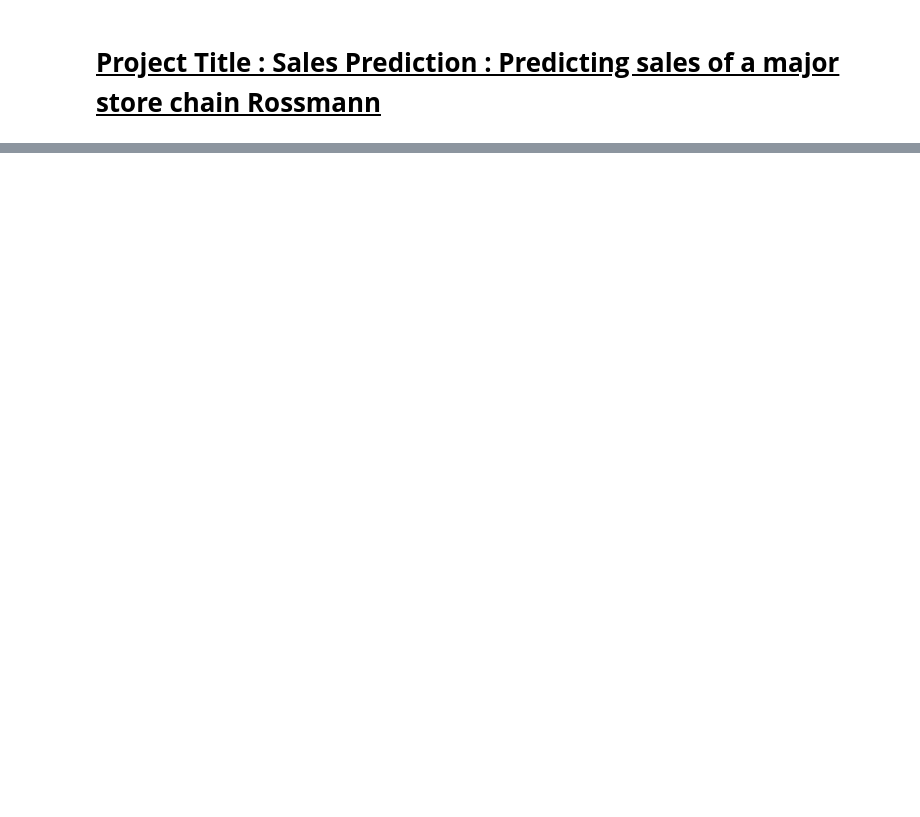
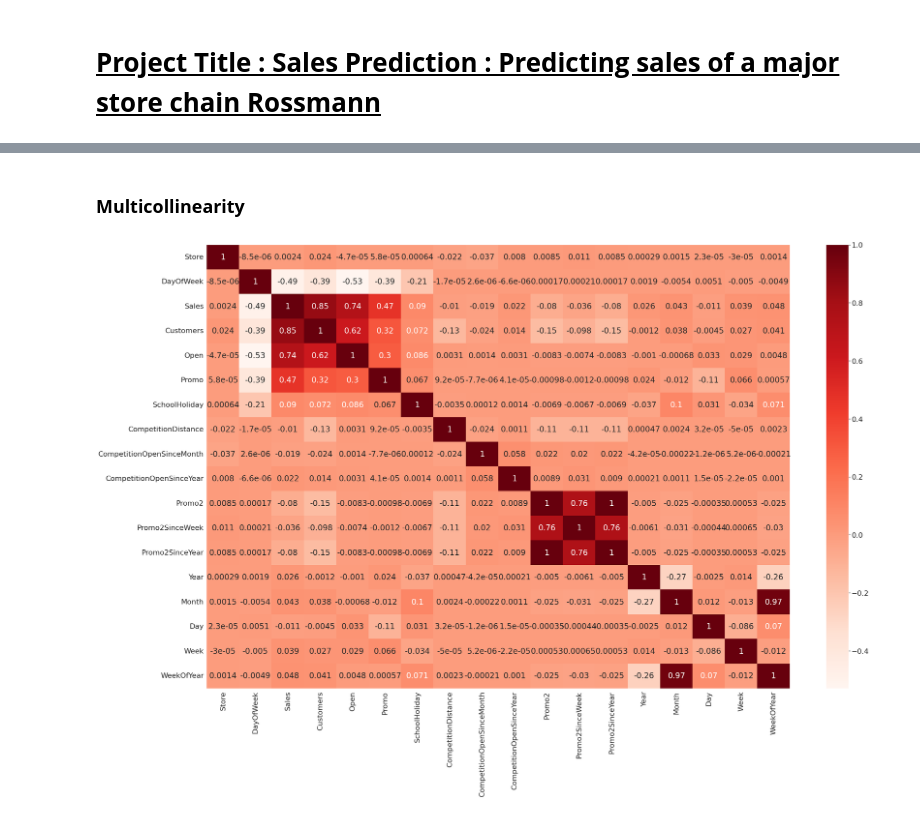
Before and after one commit to RajaChowdhury/Retail-Sales-Prediction, a Jupyter notebook: Rossmann_Sales_Prediction_ML_Capstone_Project_Raja_Chowdhury.ipynb, the cells around one changed output, grey strips where cells are left out. Drawn from its saved outputs; the diff is of its cells as text; code cells hidden in the pictures; blank space fills up the shorter version.

```diff
--- a/Rossmann_Sales_Prediction_ML_Capstone_Project_Raja_Chowdhury.ipynb
+++ b/Rossmann_Sales_Prediction_ML_Capstone_Project_Raja_Chowdhury.ipynb
@@ -35,0 +482,27 @@
+# %%
+#Capping the outlier rows with Percentiles
+
+upper_lim = df['Sales'].quantile(.95)
+lower_lim = df['Sales'].quantile(.05)
+df.loc[(df["Sales"] > upper_lim),"Sales"] = upper_lim
+df.loc[(df["Sales"] < lower_lim),"Sales"] = lower_lim
+
+upper_lim = df['CompetitionDistance'].quantile(.95)
+lower_lim = df['CompetitionDistance'].quantile(.05)
+df.loc[(df["CompetitionDistance"] > upper_lim),"CompetitionDistance"] = upper_lim
+df.loc[(df["CompetitionDistance"] < lower_lim),"CompetitionDistance"] = lower_lim
+
+upper_lim = df['CompetitionOpenSinceYear'].quantile(.95)
+lower_lim = df['CompetitionOpenSinceYear'].quantile(.05)
+df.loc[(df["CompetitionOpenSinceYear"] > upper_lim),"CompetitionOpenSinceYear"] = upper_lim
+df.loc[(df["CompetitionOpenSinceYear"] < lower_lim),"CompetitionOpenSinceYear"] = lower_lim
+# %% [markdown]
+### **Multicollinearity**
+# %%
+#let's analysize if there is any numerical corelation.
+
+plt.figure(figsize=(40,25))
+ml_corr = df.corr()
+heatmap=sns.heatmap(ml_corr ,cbar=True,annot=True, cmap="Reds")
+# %% [output]
+[figure, added]
```
Also changed, not shown: parts of 53 cells of this notebook.
